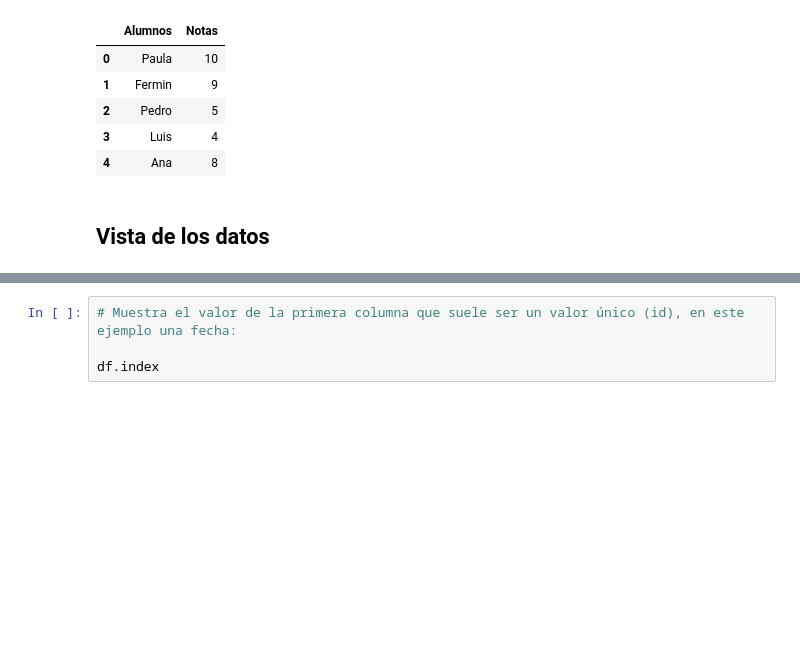
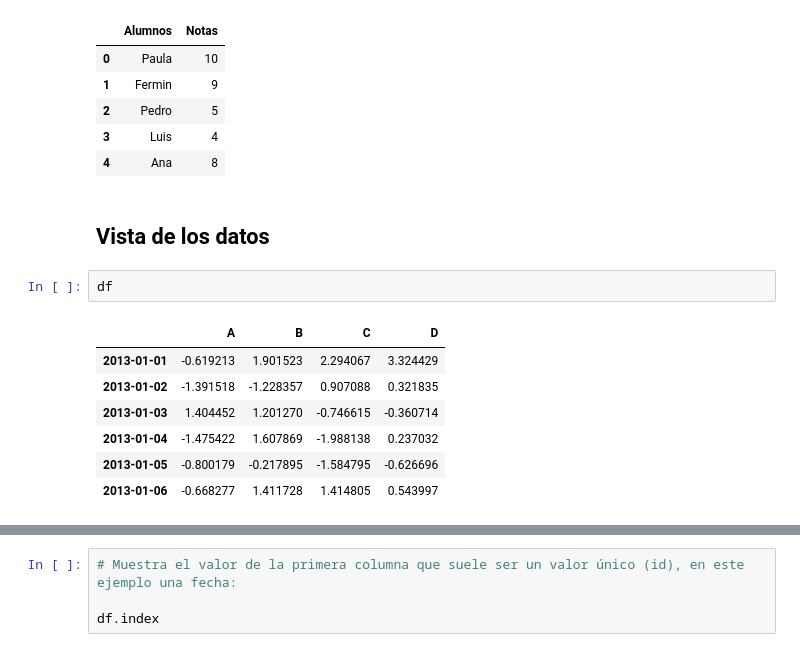
Before and after one commit to IsabelManiega/IA_Python, a Jupyter notebook: 0_Programacion Python.ipynb, the cells around one changed output, grey strips where cells are left out. Saved outputs shown, nothing was run; the diff lists cells and outputs as text; blank space fills up the shorter version.

```diff
--- a/0_Programacion Python.ipynb
+++ b/0_Programacion Python.ipynb
@@ -3454,6 +3457,16 @@ df_evaluar
 | 4 | Ana | 8 |
 # %% [markdown]
 ## Vista de los datos
+# %%
+df
+# %% [output]
+|  | A | B | C | D |
+| 2013-01-01 | -0.619213 | 1.901523 | 2.294067 | 3.324429 |
+| 2013-01-02 | -1.391518 | -1.228357 | 0.907088 | 0.321835 |
+| 2013-01-03 | 1.404452 | 1.201270 | -0.746615 | -0.360714 |
+| 2013-01-04 | -1.475422 | 1.607869 | -1.988138 | 0.237032 |
+| 2013-01-05 | -0.800179 | -0.217895 | -1.584795 | -0.626696 |
+| 2013-01-06 | -0.668277 | 1.411728 | 1.414805 | 0.543997 |
 # %%
 # Muestra las primeras filas del dataframe, por defecto las 5 primeras
 df.head()
```
Also changed, not shown: parts of 22 cells of this notebook, 48 other files.
